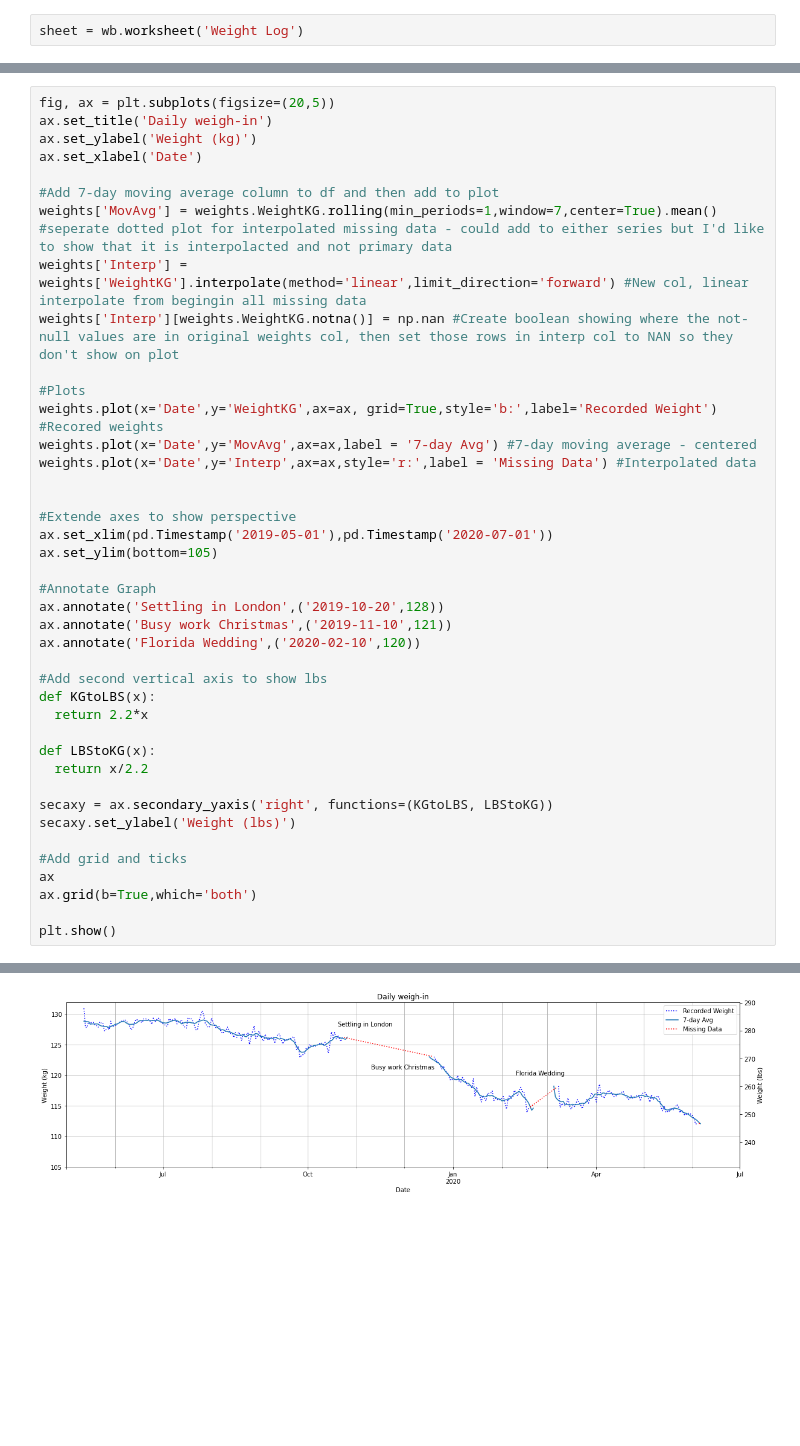
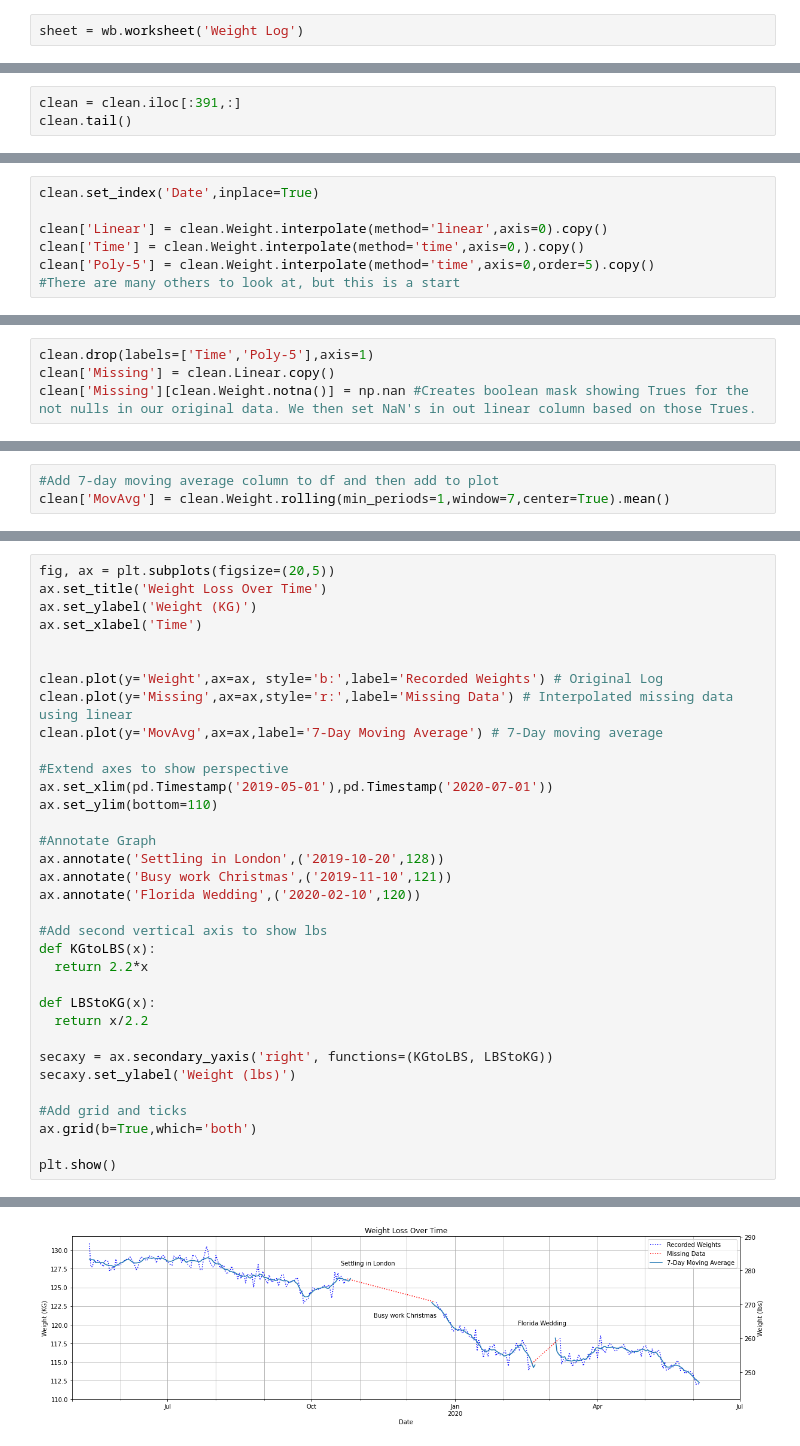
Before and after one commit to Callum-pb/python_projects, a Jupyter notebook: Weight_tracker/weight_tracker.ipynb, the cells around one changed output, grey strips where cells are left out. Cells and saved outputs as stored; diff of their text form; blank space fills up the shorter version.

```diff
--- a/Weight_tracker/weight_tracker.ipynb
+++ b/Weight_tracker/weight_tracker.ipynb
@@ -111,0 +166,3 @@ print(weights.Date.max())
+# %%
+clean = clean.iloc[:391,:]
+clean.tail()
@@ -111,0 +180,7 @@ print(weights.Date.max())
+# %%
+clean.set_index('Date',inplace=True)
+
+clean['Linear'] = clean.Weight.interpolate(method='linear',axis=0).copy()
+clean['Time'] = clean.Weight.interpolate(method='time',axis=0,).copy()
+clean['Poly-5'] = clean.Weight.interpolate(method='time',axis=0,order=5).copy()
+#There are many others to look at, but this is a start
@@ -111,0 +228,4 @@ print(weights.Date.max())
+# %%
+clean.drop(labels=['Time','Poly-5'],axis=1)
+clean['Missing'] = clean.Linear.copy()
+clean['Missing'][clean.Weight.notna()] = np.nan #Creates boolean mask showing Trues for the not nulls in our original data. We then set NaN's in out linear column based on those Trues.
@@ -111,0 +234,3 @@ print(weights.Date.max())
+# %%
+#Add 7-day moving average column to df and then add to plot
+clean['MovAvg'] = clean.Weight.rolling(min_periods=1,window=7,center=True).mean()
@@ -112,24 +239,17 @@ print(weights.Date.max())
 # %%
 fig, ax = plt.subplots(figsize=(20,5))
-ax.set_title('Daily weigh-in')
-ax.set_ylabel('Weight (kg)')
-ax.set_xlabel('Date')
-
-#Add 7-day moving average column to df and then add to plot
-weights['MovAvg'] = weights.WeightKG.rolling(min_periods=1,window=7,center=True).mean()
-#seperate dotted plot for interpolated missing data - could add to either series but I'd like to show that it is interpolacted and not primary data
-weights['Interp'] = weights['WeightKG'].interpolate(method='linear',limit_direction='forward') #New col, linear interpolate from begingin all missing data
-weights['Interp'][weights.WeightKG.notna()] = np.nan #Create boolean showing where the not-null values are in original weights col, then set those rows in interp col to NAN so they don't show on plot
-
-#Plots
-weights.plot(x='Date',y='WeightKG',ax=ax, grid=True,style='b:',label='Recorded Weight') #Recored weights
-weights.plot(x='Date',y='MovAvg',ax=ax,label = '7-day Avg') #7-day moving average - centered
-weights.plot(x='Date',y='Interp',ax=ax,style='r:',label = 'Missing Data') #Interpolated data
+ax.set_title('Weight Loss Over Time')
+ax.set_ylabel('Weight (KG)')
+ax.set_xlabel('Time')
 
 
-#Extende axes to show perspective
+clean.plot(y='Weight',ax=ax, style='b:',label='Recorded Weights') # Original Log
+clean.plot(y='Missing',ax=ax,style='r:',label='Missing Data') # Interpolated missing data using linear
+clean.plot(y='MovAvg',ax=ax,label='7-Day Moving Average') # 7-Day moving average
+
+#Extend axes to show perspective
 ax.set_xlim(pd.Timestamp('2019-05-01'),pd.Timestamp('2020-07-01'))
-ax.set_ylim(bottom=105)
+ax.set_ylim(bottom=110)
 
 #Annotate Graph
 ax.annotate('Settling in London',('2019-10-20',128))
@@ -147,7 +267,6 @@ secaxy = ax.secondary_yaxis('right', functions=(KGtoLBS, LBStoKG))
 secaxy.set_ylabel('Weight (lbs)')
 
 #Add grid and ticks
-ax
 ax.grid(b=True,which='both')
 
 plt.show()
@@ -159 +274 @@ See the caveats in the documentation: https://pandas.pydata.org/pandas-docs/stab
-[figure, old version]
+[figure, new version]
```
Also changed, not shown: parts of 45 cells of this notebook.
